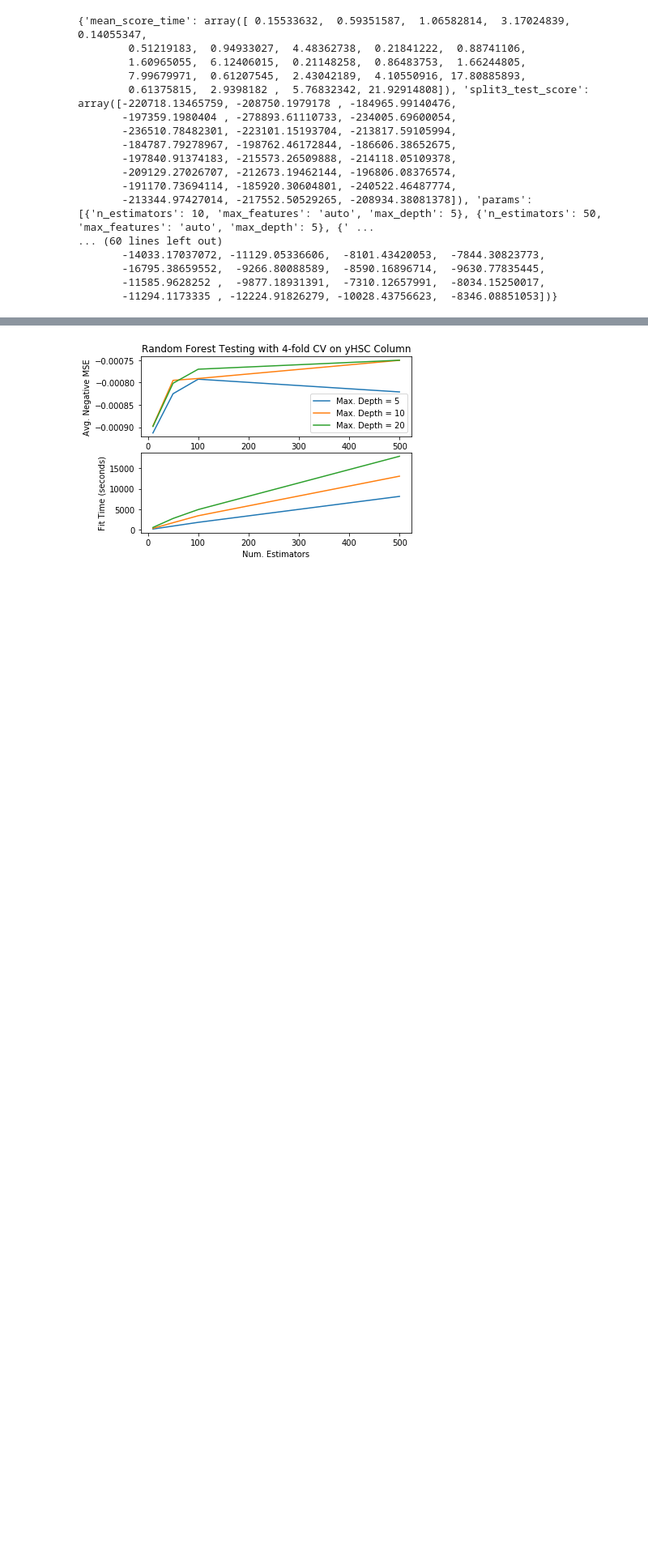
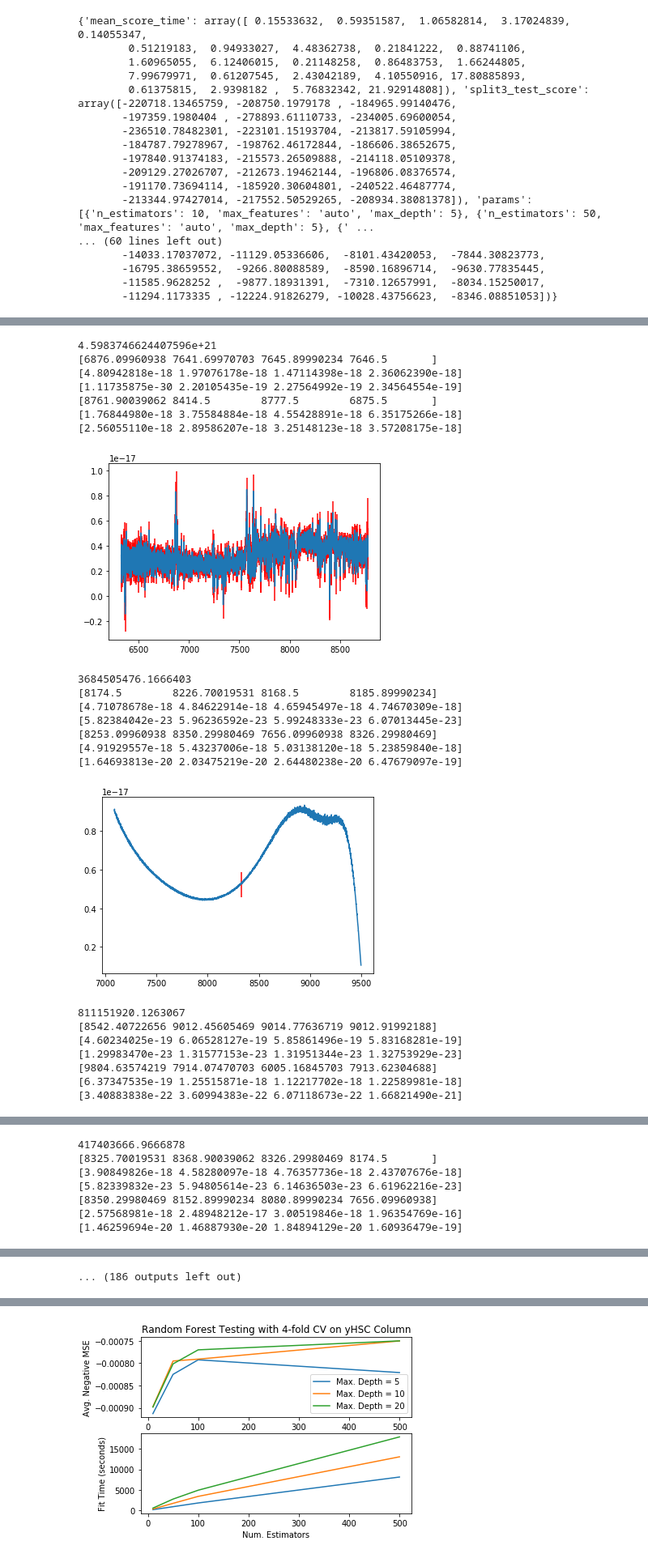
Before and after one commit to dennisYatunin/surf2019, a Jupyter notebook: Notebook.ipynb, the cells around one changed output, grey strips where cells are left out. Shown at 81% size. Cells and saved outputs as stored; diff of their text form; code cells hidden in the pictures; blank space fills up the shorter version.

```diff
--- a/Notebook.ipynb
+++ b/Notebook.ipynb
@@ -1025,8 +1068,3 @@ Fitting 4 folds for each of 24 candidates, totalling 96 fits
        -16795.38659552,  -9266.80088589,  -8590.16896714,  -9630.77835445,
        -11585.9628252 ,  -9877.18931391,  -7310.12657991,  -8034.15250017,
        -11294.1173335 , -12224.91826279, -10028.43756623,  -8346.08851053])}
-# %%
-################################################################################
-spec_indices, phot_indices = find_matches(spec_table['ra'], spec_table['dec'],
-                                          phot_table['ra'], phot_table['dec'],
-                                          8 / 3600)
@@ -1035,17 +1070,0 @@ spec_indices, phot_indices = find_matches(spec_table['ra'], spec_table['dec'],
-# %%
-import sys
-from io import StringIO
-# Prevent an obscene number of 'Downloading *url* [Done]' messages from being printed.
-old_stdout = sys.stdout
-sys.stdout = StringIO()
-
-is_success = []
-for i in progress_range(len(spec_indices)):
-    spec_row = spec_table[spec_indices[i]]
-    phot_row = phot_table[phot_indices[i]]
-
-    wavelengths, fluxes, errors = read_spec_file(spec_row['name'], spec_row['path'],
-                                                 zbright_errors)
-    is_success.append(calibrate_spec(wavelengths, fluxes, errors, filter_table, phot_row))
-
-sys.stdout = old_stdout
@@ -1054,0 +1304,40 @@ KeyboardInterrupt:
+# %%
+for i in range(1, 100):
+    print(hello[np.argsort(hello)[-i]])
+    bad_boy = outputs[np.argsort(hello)[-i]]
+    num_wavelengths = int(bad_boy[4 * max_num_wavelengths])
+    wavelengths = bad_boy[max_num_wavelengths:max_num_wavelengths + num_wavelengths]
+    fluxes = bad_boy[2 * max_num_wavelengths:2 * max_num_wavelengths + num_wavelengths]
+    errors = bad_boy[3 * max_num_wavelengths:3 * max_num_wavelengths + num_wavelengths]
+    print(wavelengths[np.argsort(errors)[:4]])
+    print(fluxes[np.argsort(errors)[:4]])
+    print(errors[np.argsort(errors)[:4]])
+    print(wavelengths[np.argsort(errors)[-4:]])
+    print(fluxes[np.argsort(errors)[-4:]])
+    print(errors[np.argsort(errors)[-4:]])
+    plt.errorbar(wavelengths, fluxes, errors, ecolor='red')
+    plt.show()
+# %% [output]
+4.5983746624407596e+21
+[6876.09960938 7641.69970703 7645.89990234 7646.5       ]
+[4.80942818e-18 1.97076178e-18 1.47114398e-18 2.36062390e-18]
+[1.11735875e-30 2.20105435e-19 2.27564992e-19 2.34564554e-19]
+[8761.90039062 8414.5        8777.5        6875.5       ]
+[1.76844980e-18 3.75584884e-18 4.55428891e-18 6.35175266e-18]
+[2.56055110e-18 2.89586207e-18 3.25148123e-18 3.57208175e-18]
+[figure, added]
+3684505476.1666403
+[8174.5        8226.70019531 8168.5        8185.89990234]
+[4.71078678e-18 4.84622914e-18 4.65945497e-18 4.74670309e-18]
+[5.82384042e-23 5.96236592e-23 5.99248333e-23 6.07013445e-23]
+[8253.09960938 8350.29980469 7656.09960938 8326.29980469]
+[4.91929557e-18 5.43237006e-18 5.03138120e-18 5.23859840e-18]
+[1.64693813e-20 2.03475219e-20 2.64480238e-20 6.47679097e-19]
+[figure, added]
+811151920.1263067
+[8542.40722656 9012.45605469 9014.77636719 9012.91992188]
+[4.60234025e-19 6.06528127e-19 5.85861496e-19 5.83168281e-19]
+[1.29983470e-23 1.31577153e-23 1.31951344e-23 1.32753929e-23]
+[9804.63574219 7914.07470703 6005.16845703 7913.62304688]
+[6.37347535e-19 1.25515871e-18 1.12217702e-18 1.22589981e-18]
+[3.40883838e-22 3.60994383e-22 6.07118673e-22 1.66821490e-21]
@@ -1054,0 +1345,7 @@ KeyboardInterrupt:
+417403666.9666878
+[8325.70019531 8368.90039062 8326.29980469 8174.5       ]
+[3.90849826e-18 4.58280097e-18 4.76357736e-18 2.43707676e-18]
+[5.82339832e-23 5.94805614e-23 6.14636503e-23 6.61962216e-23]
+[8350.29980469 8152.89990234 8080.89990234 7656.09960938]
+[2.57568981e-18 2.48948212e-17 3.00519846e-18 1.96354769e-16]
+[1.46259694e-20 1.46887930e-20 1.84894129e-20 1.60936479e-19]
@@ -1054,0 +1369 @@ KeyboardInterrupt:
+... (186 outputs left out)
```
Also changed, not shown: parts of 18 cells of this notebook.
